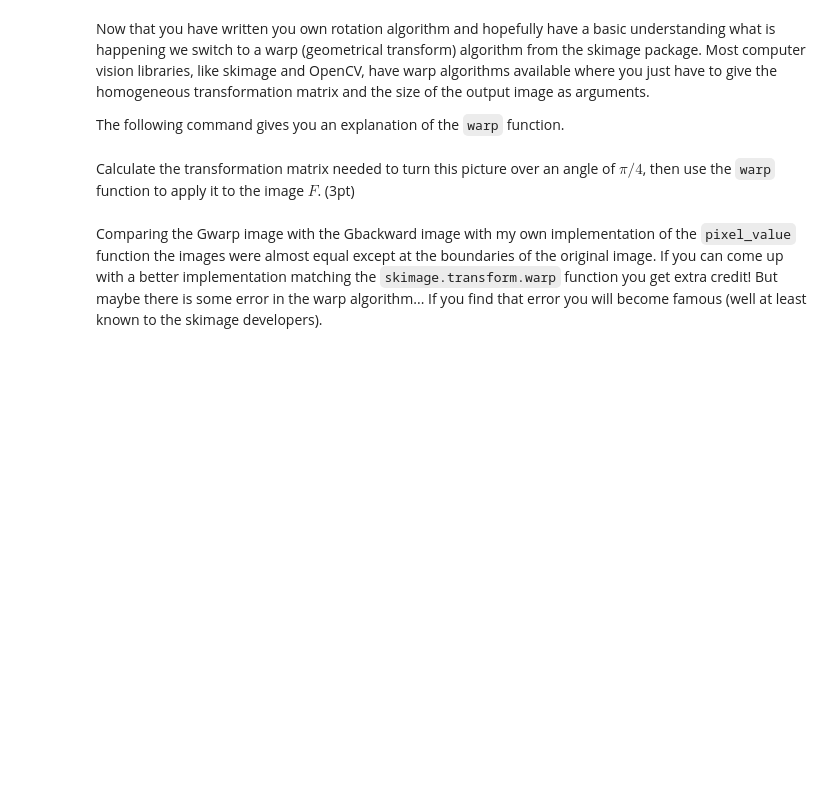
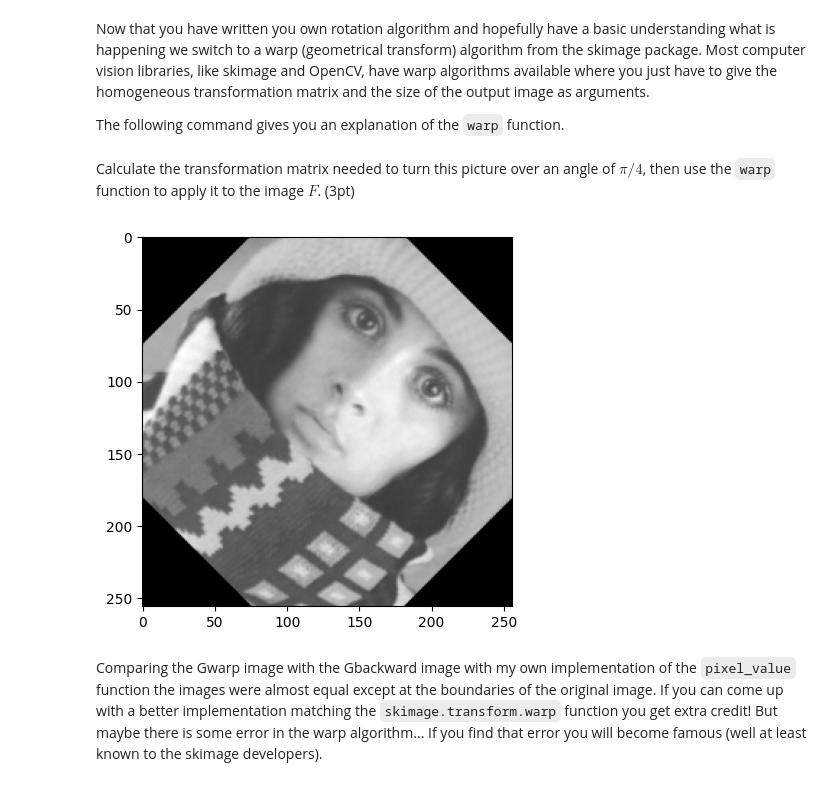
Before and after one commit to brunoschlotter/CV2, a Jupyter notebook: 2_geometric_transformations.ipynb, the cells around one changed output. Cells and saved outputs as stored; diff of their text form; code cells hidden in the pictures; blank space fills up the shorter version.

```diff
--- a/2_geometric_transformations.ipynb
+++ b/2_geometric_transformations.ipynb
@@ -139,3 +187,20 @@ def h2e(tx):
+# %%
+def e2h(x):
+    x = np.asarray(x)
+
+    if x.ndim == 1:
+        return np.concatenate([x, [1]])
+    else:
+        ones = np.ones((1, x.shape[1]))
+        return np.vstack([x, ones])
+
+def h2e(tx):
+    tx = np.asarray(tx)
+
+    if tx.ndim == 1:
+        return tx[:-1] / tx[-1]
+    else:
+        return tx[:-1] / tx[-1]
 # %% [markdown]
 A 3x3 homogeneous matrix can represent all linear operations on $\setR^2$, but can also represent translations in $\setR^2$. More generally, a 3x3 homogeneous matrix can represent all *projective transformations*. We will look at these in a later section. We end this subsection with some examples of transformations to test your ``h2e`` and ``e2h`` functions.
 
@@ -273,19 +379,35 @@ Calculate the transformation matrix needed to turn this picture over an angle of
 # %%
 # First calculate the transformation matrix transform_matrix
 # that the warp function needs (Read the documentation:
 # have you already discovered the ``warp?`` command to
 # show the docstring of the warp function?)
 
 def get_pi_over_4_rotation_matrix(H, W):
     """
     Returns the projective transformation matrix that rotates an image of size H x W
     about its center (H/2, W/2) over an angle of pi/4.
     """
-    #. Your solution here ...
+    halfH, halfW = H / 2, W / 2
+
+    T = np.array([[1, 0, halfW],
+                  [0, 1, halfH],
+                  [0, 0, 1]])
+
+    cp = np.cos(np.pi / 4)
+    sp = np.sin(np.pi / 4)
+
+    R = np.array([[cp, -sp, 0],
+                  [sp,  cp, 0],
+                  [0,   0,  1]])
+
+    A = T @ R @ np.linalg.inv(T)
+    return np.linalg.inv(A)
 
 transform_matrix = get_pi_over_4_rotation_matrix(F.shape[0], F.shape[1])
 Gwarp = warp(F, transform_matrix)
 plt.imshow(Gwarp);
+# %% [output]
+[figure, added]
 # %% [markdown]
 Comparing the Gwarp image with the Gbackward image with my own implementation of the ``pixel_value`` function the images were almost equal except at the boundaries of the original image. If you can come up with a better implementation matching the ``skimage.transform.warp`` function you get extra credit! But maybe there is some error in the warp algorithm... If you find that error you will become famous (well at least known to the skimage developers).
 # %% [markdown]
```
Also changed, not shown: parts of 12 cells of this notebook.
